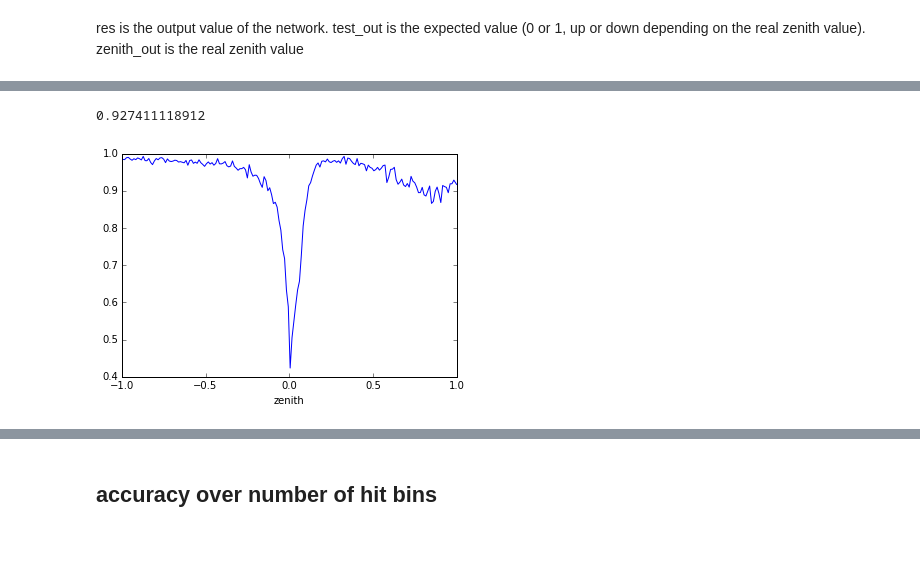
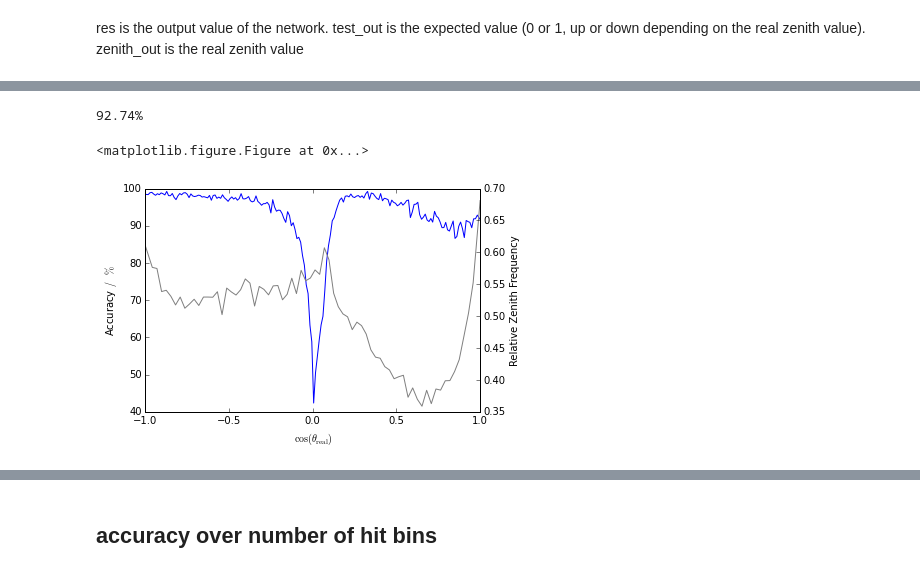
Before and after one commit to johk95/DeepIceLearning, a Jupyter notebook: johannes/updownclassification_3/evaluation.ipynb, the cells around one changed output, grey strips where cells are left out. Saved outputs shown, nothing was run; the diff lists cells and outputs as text; code cells hidden in the pictures; blank space fills up the shorter version.

```diff
--- a/johannes/updownclassification_3/evaluation.ipynb
+++ b/johannes/updownclassification_3/evaluation.ipynb
@@ -107,22 +121,0 @@ plt.show()
-# %%
-bins = 10*18+1
-out = np.cos(zenith_out)
-x_hist = np.linspace(-1,1,bins)
-y_hist = np.zeros((bins-1))
-cor, summe = 0, 0
-for i in range(len(x_hist)-1):
-    indizes = np.bitwise_and(out >= x_hist[i], out < x_hist[i+1])
-    correct = np.sum(np.round(res[indizes]) == jkutils.zenith_to_binary(out[indizes],cosined=True))
-    #print correct, np.sum(indizes), np.arccos(x_hist[i]) * 180/math.pi
-    cor += correct
-    summe += np.sum(indizes)
-    y_hist[i] = float(correct)/np.sum(indizes)
-print cor / float(summe)
-plt.figure()
-plt.plot(jkutils.get_plotted_x(x_hist,bins),y_hist)
-plt.xlabel(r'$\cos(\theta_{\mathrm{real}})$')
-plt.ylabel(r'Accuracy $/\;\%$')
-plt.show()
-# %% [output]
-0.927411118912
-[figure, removed]
@@ -128,0 +126,19 @@ plt.show()
+# %%
+cosined = True
+plt.figure()
+fig, ax1 = plt.subplots()
+ax2 = ax1.twinx()
+bins = 4*18+1
+x_hist, y_zenith_hist = jkutils.get_xy_zenith_hist(zenith_out, bins, cosined)
+ax2.plot(jkutils.get_plotted_x(x_hist,bins), y_zenith_hist, c="gray")
+bins = 10*18+1
+x_hist, y_hist = jkutils.get_xy_hist(zenith_out, res, bins, cosined=cosined)
+ax1.plot(jkutils.get_plotted_x(x_hist,bins),100*y_hist)
+ax1.set_xlabel(r'$\cos(\theta_{\mathrm{real}})$')
+ax1.set_ylabel(r'Accuracy $/\;\%$')
+ax2.set_ylabel(r'Relative Zenith Frequency')
+plt.show()
+# %% [output]
+92.74%
+<matplotlib.figure.Figure at 0x...>
+[figure, added]
```
Also changed, not shown: parts of 22 cells of this notebook, 9 other files.
